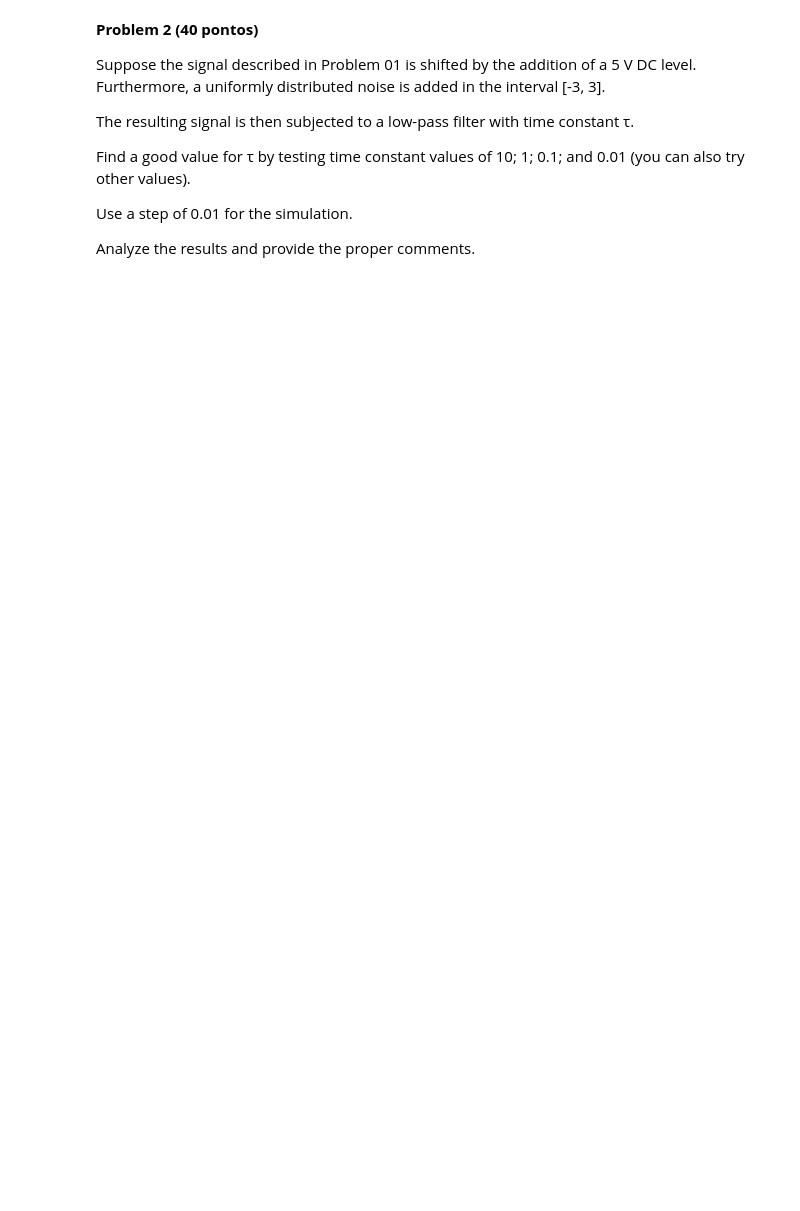
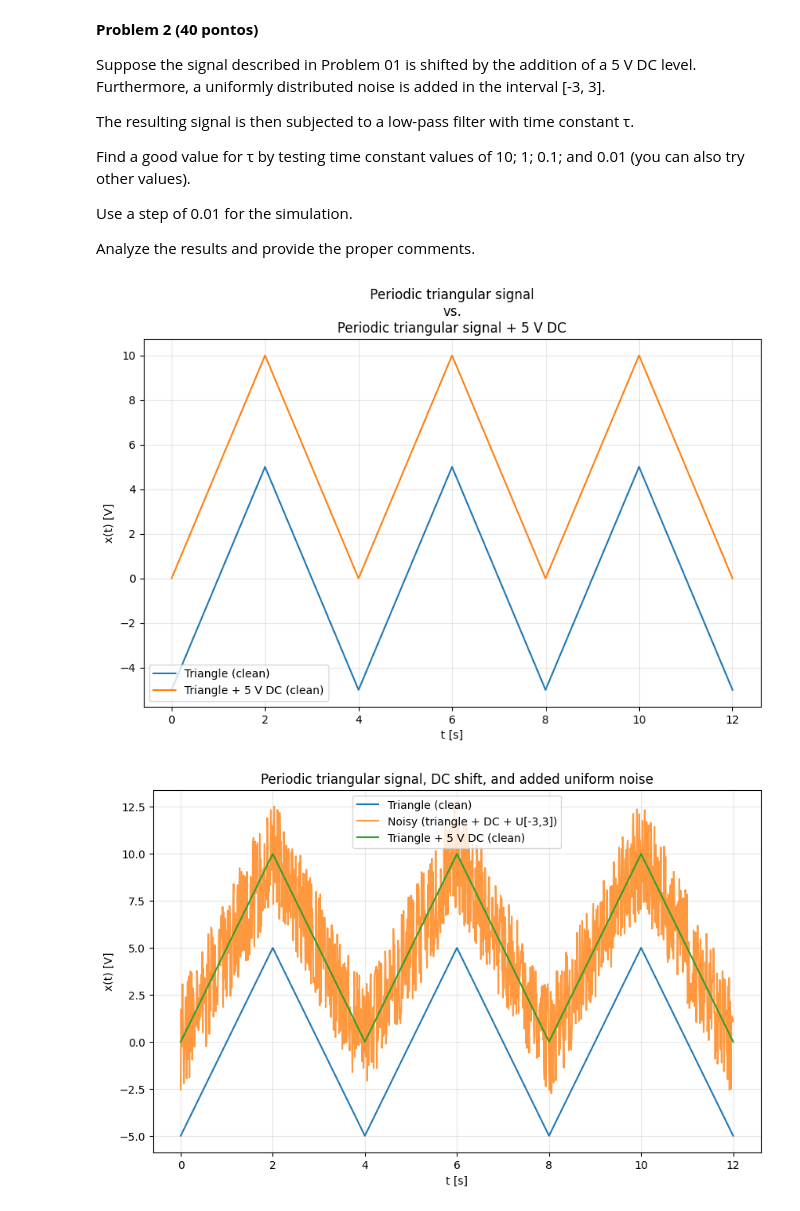
Before and after one commit to saulosgil/Disciplina_Modelagem-e-simula--o-de-sistemas, a Jupyter notebook: exercises/SE06/SE06_SauloGil.ipynb, the cells around one changed output. Drawn from its saved outputs; the diff is of its cells as text; code cells hidden in the pictures; blank space fills up the shorter version.

```diff
--- a/exercises/SE06/SE06_SauloGil.ipynb
+++ b/exercises/SE06/SE06_SauloGil.ipynb
@@ -71,3 +73,66 @@ Find a good value for τ by testing time constant values of 10; 1; 0.1; and 0.01
 Use a step of 0.01 for the simulation.
 
 Analyze the results and provide the proper comments.
+# %%
+'''
+Periodic triangular signal plus triangular signal with addittion of a 5 V DC and uniform noise
+- First plot indicates periodic triangular signal plus triangular signal with addittion of a 5 V DC (without noise);
+- Second plot indicates periodic triangular signal plus triangular signal with addittion of a 5 V DC with ubiformly
+distribuided noise);
+'''
+# libraries
+import numpy as np
+import matplotlib.pyplot as plt
+
+# Set seed due to random noise
+np.random.seed(7)
+
+# Base triangular wave parameters
+A = 5.0   # amplitude
+T = 4.0   # period (seconds)
+
+# Simulation parameters
+dt = 0.01             # time step
+t_end = 12.0          # simulate 3 periods
+t = np.arange(0.0, t_end + dt/2, dt)  # ensure inclusive end
+
+# Periodic triangle
+def x_tri(t, A=5.0, T=4.0):
+    tau = np.mod(t, T)
+    return np.where(tau < 2.0, 5.0*tau - 5.0, -5.0*tau + 15.0)
+
+# Noise and DC-shift
+DC = 5.0                   # 5 V DC shift
+noise_low = -3.0
+noise_high = 3.0
+
+# Build the shifted noisy signal
+x_clean = x_tri(t, A=A, T=T)          # base triangle in [−5, +5]
+x_shift = x_clean + DC                 # add 5 V DC level
+noise = np.random.uniform(noise_low, noise_high, size=t.shape)
+x_noisy = x_shift + noise              # final noisy input to the filter
+
+# Plot the Periodic triangular signal vs. shifted (Merge)
+plt.figure(figsize=(10,6))
+plt.plot(t, x_clean, label="Triangle (clean)")
+plt.plot(t, x_shift, label="Triangle + 5 V DC (clean)")
+plt.xlabel("t [s]")
+plt.ylabel("x(t) [V]")
+plt.title("Periodic triangular signal\nvs.\nPeriodic triangular signal + 5 V DC")
+plt.grid(True, alpha=0.3)
+plt.legend()
+plt.show()
+
+# Plot the clean vs. shifted vs. noisy (Merge)
+plt.figure(figsize=(10,6))
+plt.plot(t, x_clean, label="Triangle (clean)")
+plt.plot(t, x_noisy, label="Noisy (triangle + DC + U[-3,3])", alpha=0.8)
+plt.plot(t, x_shift, label="Triangle + 5 V DC (clean)")
+plt.xlabel("t [s]"); plt.ylabel("x(t) [V]")
+plt.title("Periodic triangular signal, DC shift, and added uniform noise")
+plt.grid(True, alpha=0.3)
+plt.legend()
+plt.show()
+# %% [output]
+[figure, added]
+[figure, added]
```
Also changed, not shown: parts of 4 cells of this notebook.
